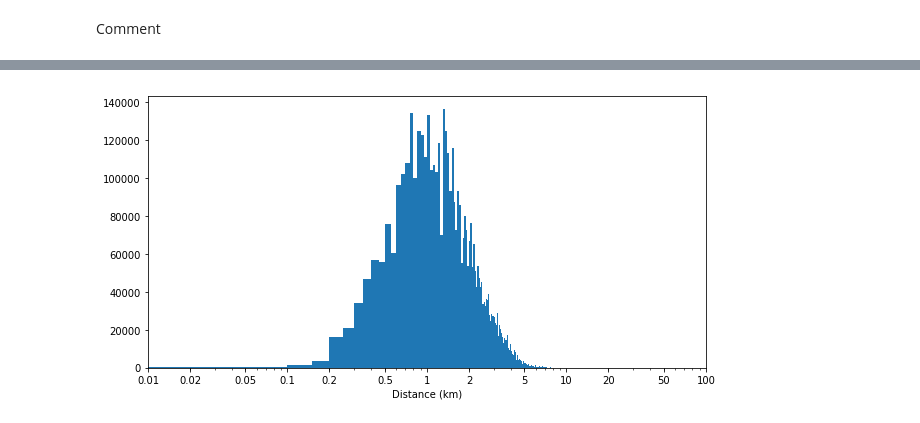
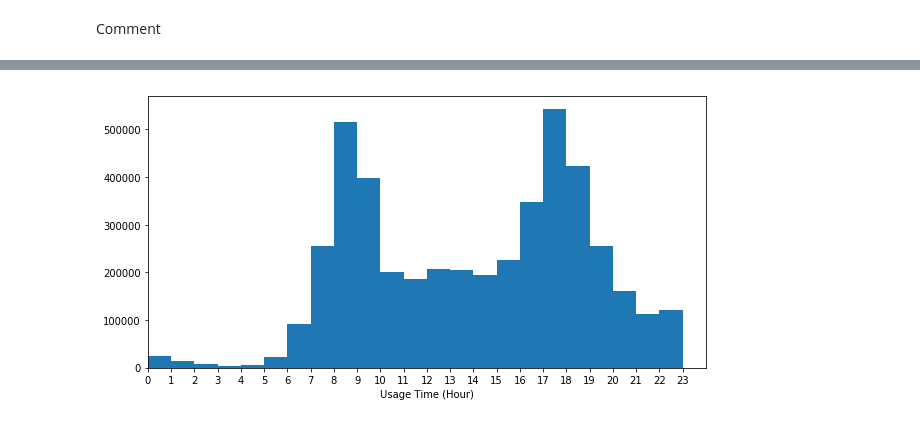
Before and after one commit to sclkan/Lyft-Analysis, a Jupyter notebook: lyft_baywheels_analysis.ipynb, the cells around one changed output, grey strips where cells are left out. Drawn from its saved outputs; the diff is of its cells as text; code cells hidden in the pictures.

```diff
--- a/lyft_baywheels_analysis.ipynb
+++ b/lyft_baywheels_analysis.ipynb
@@ -342,10 +367,9 @@ df = df[df.distance != 0]
-# %%
-bins_edge = 10 * np.arange(0, log_trans(df.distance.max()) + 0.005, 0.005)
-plt.figure(figsize=[10,5])
-plt.hist(data=df, x='distance', bins=bins_edge)
-plt.xscale('log')
-tick_locs= [0.01,0.02,0.05,0.1,0.2,0.5,1,2,5,10,20,50,100]
-plt.xticks(tick_locs,tick_locs)
-plt.xlabel('Distance (km)');
-# %% [output]
-[figure, removed]
+# %%
+plt.figure(figsize=[10,5])
+bin_edge = np.arange(0, 24, 1)
+plt.hist(data=df, x='start_hour', bins=bin_edge);
+plt.xlim(0,24)
+plt.xticks(bin_edge)
+plt.xlabel('Usage Time (Hour)');
+# %% [output]
+[figure, added]
```
Also changed, not shown: parts of 14 cells of this notebook.
